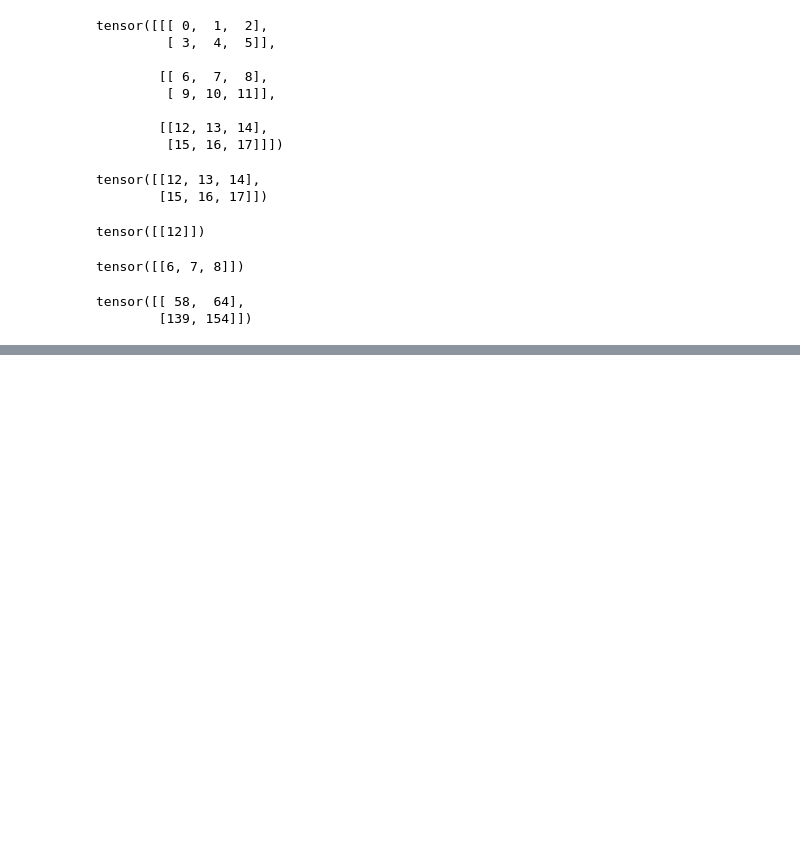
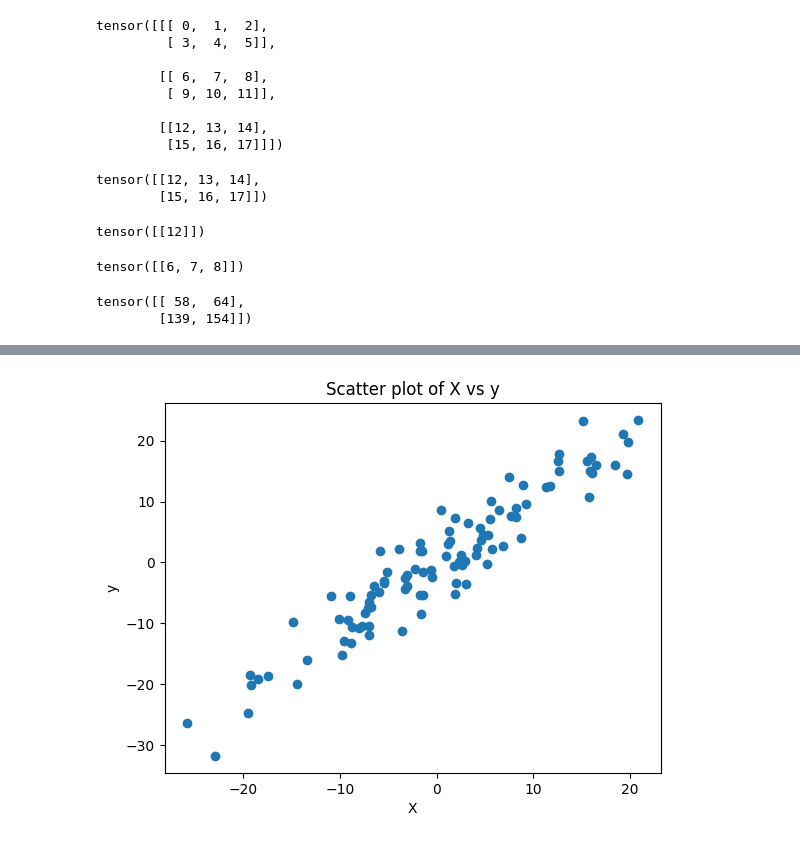
Before and after one commit to vedantsingh12/Deep-Learning, a Jupyter notebook: Pytorch/Vector Operations.ipynb, the cells around one changed output, grey strips where cells are left out. Saved outputs shown, nothing was run; the diff lists cells and outputs as text; code cells hidden in the pictures; blank space fills up the shorter version.

```diff
--- a/Pytorch/Vector Operations.ipynb
+++ b/Pytorch/Vector Operations.ipynb
@@ -185,0 +308,11 @@ tensor([[ 58,  64],
+# %%
+X= torch.randn(100, 1)*10    # 100 samples, 1 feature
+y=X + 3*torch.randn(100, 1)
+# print(X) # small variance so ? lets make some
+plt.plot(X.numpy(), y.numpy(), 'o')
+plt.xlabel("X")
+plt.ylabel("y")
+plt.title("Scatter plot of X vs y")
+plt.show()
+# %% [output]
+[figure, added]
```
Also changed, not shown: parts of 17 cells of this notebook.
